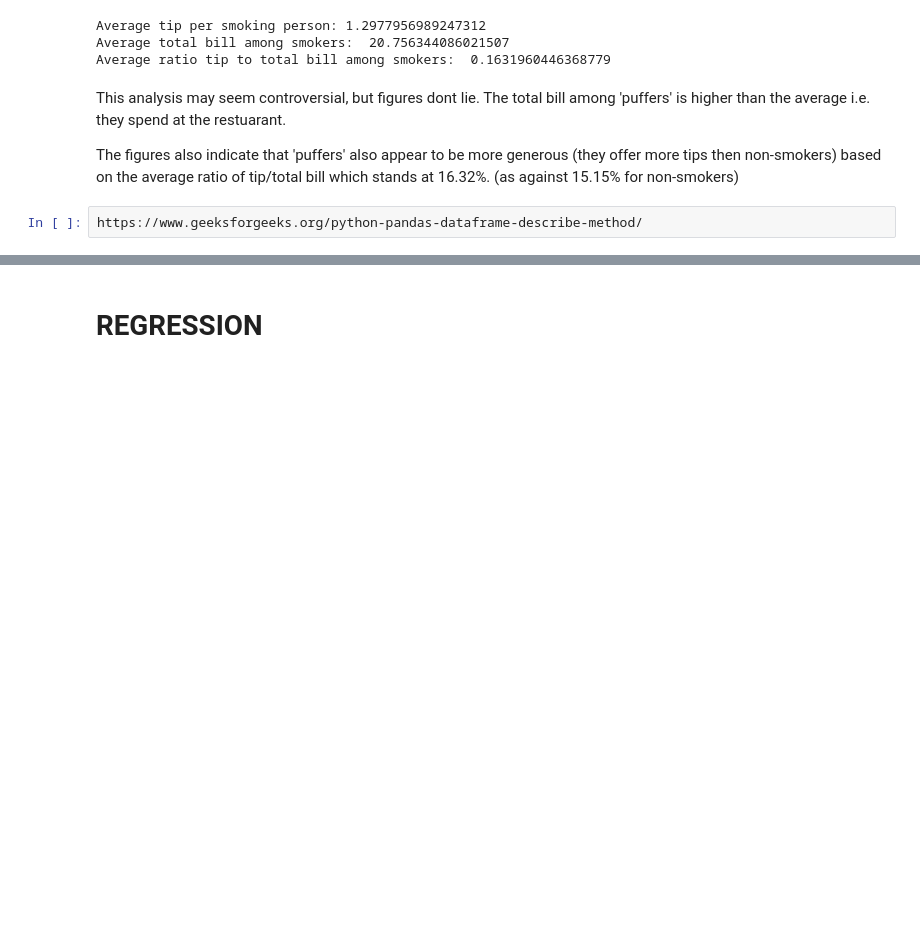
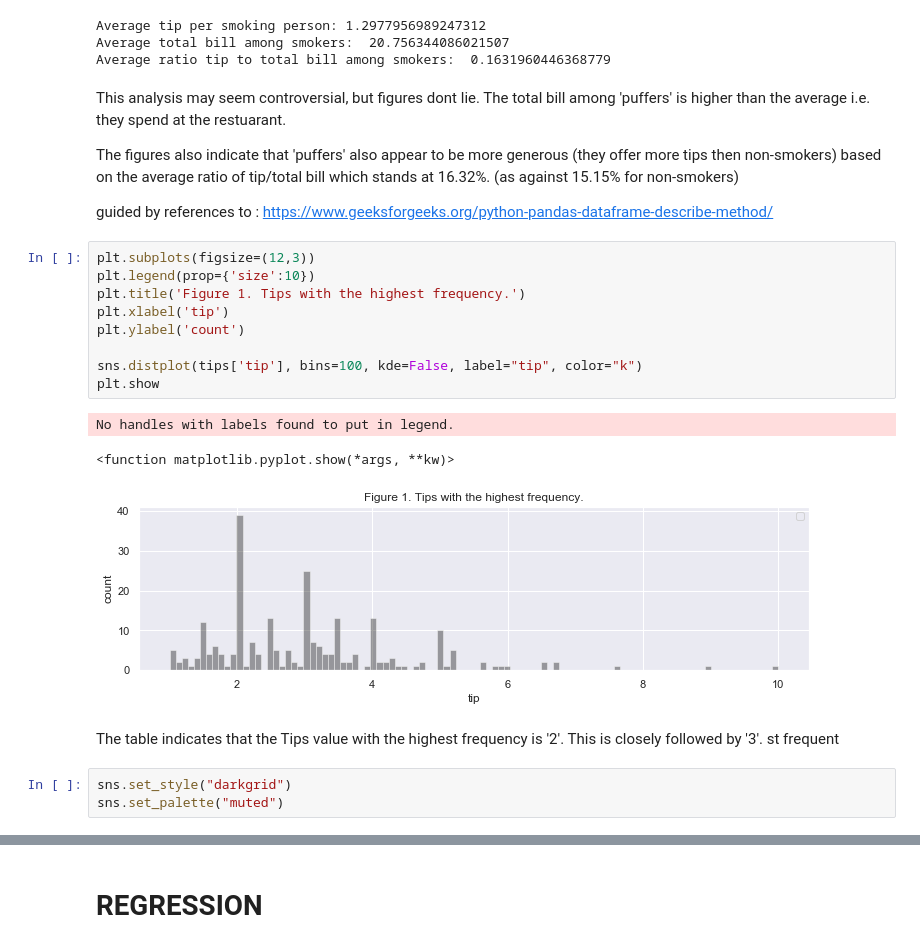
Before and after one commit to oprinceisaac/Fundamentals-DA-Assignment, a Jupyter notebook: Fundamentals-DA-Assignment.ipynb, the cells around one changed output, grey strips where cells are left out. Drawn from its saved outputs; the diff is of its cells as text; blank space fills up the shorter version.

```diff
--- a/Fundamentals-DA-Assignment.ipynb
+++ b/Fundamentals-DA-Assignment.ipynb
@@ -166,5 +166,28 @@ Average ratio tip to total bill among smokers:  0.1631960446368779
 This analysis may seem controversial, but figures dont lie. The total bill among 'puffers' is higher than the average i.e. they spend at the restuarant.
 
 The figures also indicate that 'puffers' also appear to be more generous (they offer more tips then non-smokers) based on the average ratio of tip/total bill which stands at 16.32%. (as against 15.15% for non-smokers)
+
+
+
+
+
+
+guided by references to : https://www.geeksforgeeks.org/python-pandas-dataframe-describe-method/
-# %%
-https://www.geeksforgeeks.org/python-pandas-dataframe-describe-method/
+# %%
+plt.subplots(figsize=(12,3))
+plt.legend(prop={'size':10})
+plt.title('Figure 1. Tips with the highest frequency.')
+plt.xlabel('tip')
+plt.ylabel('count')
+
+sns.distplot(tips['tip'], bins=100, kde=False, label="tip", color="k")
+plt.show
+# %% [output]
+No handles with labels found to put in legend.
+<function matplotlib.pyplot.show(*args, **kw)>
+[figure, added]
+# %% [markdown]
+The table indicates that the Tips value with the highest frequency is '2'. This is closely followed by '3'. st frequent
+# %%
+sns.set_style("darkgrid")
+sns.set_palette("muted")
```
Also changed, not shown: parts of 2 cells of this notebook.
